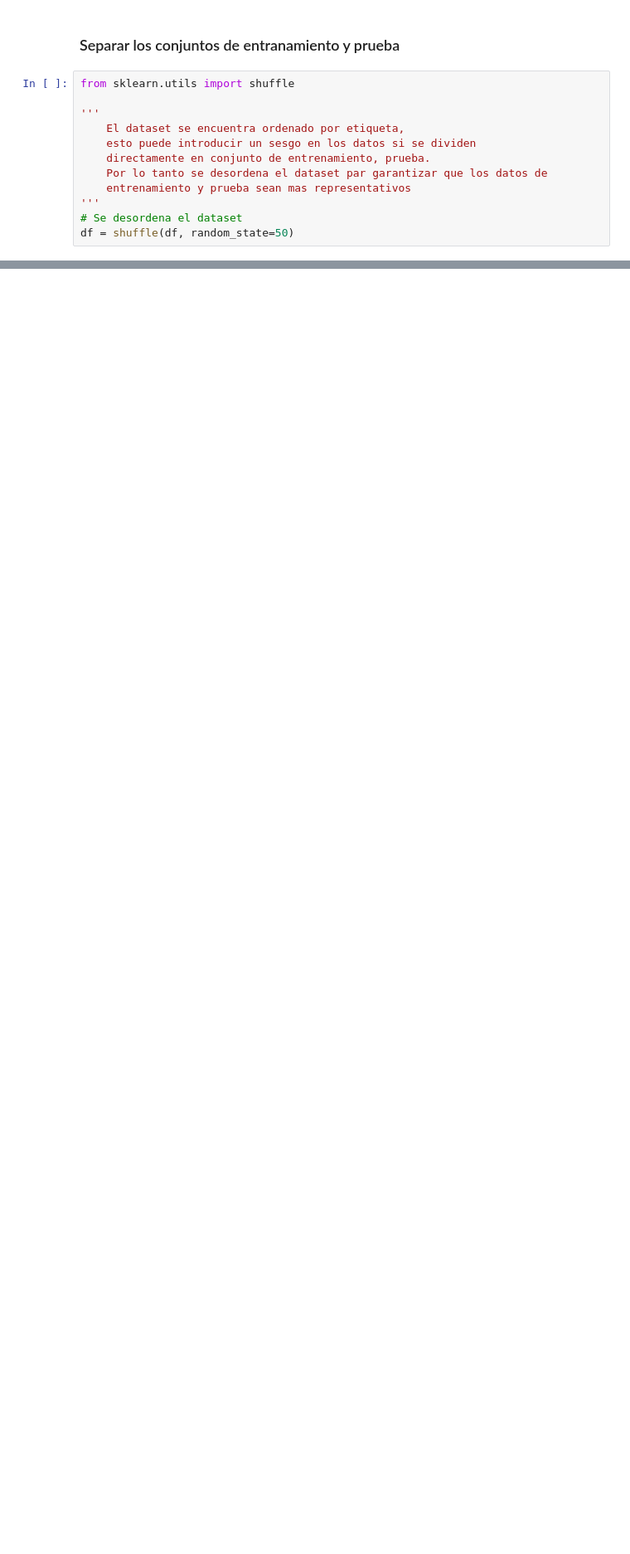
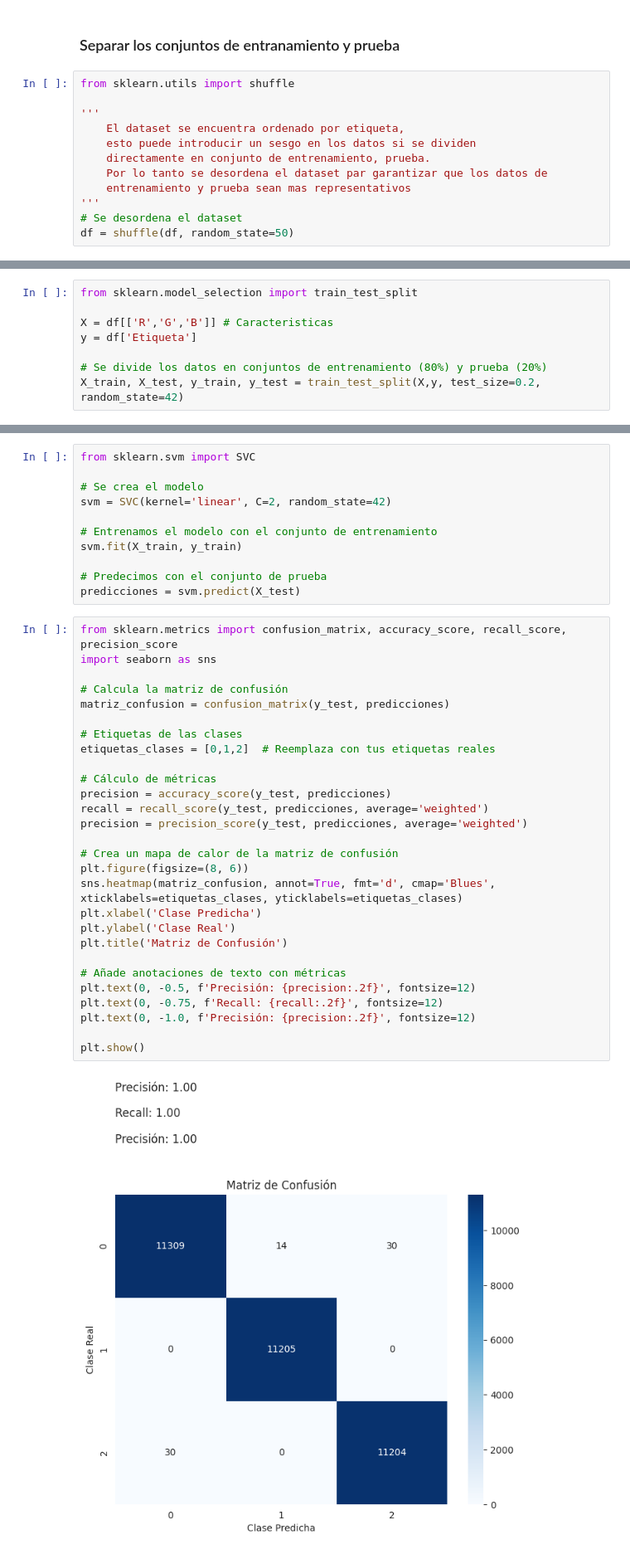
Before and after one commit to UnahurAprendizajeAutomatico/SVM, a Jupyter notebook: modelos/svm.ipynb, the cells around one changed output, grey strips where cells are left out. Shown at 83% size. Cells and saved outputs as stored; diff of their text form; blank space fills up the shorter version.

```diff
--- a/modelos/svm.ipynb
+++ b/modelos/svm.ipynb
@@ -291,0 +284,8 @@ df = shuffle(df, random_state=50)
+# %%
+from sklearn.model_selection import train_test_split
+
+X = df[['R','G','B']] # Caracteristicas
+y = df['Etiqueta']
+
+# Se divide los datos en conjuntos de entrenamiento (80%) y prueba (20%)
+X_train, X_test, y_train, y_test = train_test_split(X,y, test_size=0.2, random_state=42)
@@ -291,0 +294,41 @@ df = shuffle(df, random_state=50)
+# %%
+from sklearn.svm import SVC
+
+# Se crea el modelo
+svm = SVC(kernel='linear', C=2, random_state=42)
+
+# Entrenamos el modelo con el conjunto de entrenamiento
+svm.fit(X_train, y_train)
+
+# Predecimos con el conjunto de prueba
+predicciones = svm.predict(X_test)
+# %%
+from sklearn.metrics import confusion_matrix, accuracy_score, recall_score, precision_score
+import seaborn as sns
+
+# Calcula la matriz de confusión
+matriz_confusion = confusion_matrix(y_test, predicciones)
+
+# Etiquetas de las clases
+etiquetas_clases = [0,1,2]  # Reemplaza con tus etiquetas reales
+
+# Cálculo de métricas
+precision = accuracy_score(y_test, predicciones)
+recall = recall_score(y_test, predicciones, average='weighted')
+precision = precision_score(y_test, predicciones, average='weighted')
+
+# Crea un mapa de calor de la matriz de confusión
+plt.figure(figsize=(8, 6))
+sns.heatmap(matriz_confusion, annot=True, fmt='d', cmap='Blues', xticklabels=etiquetas_clases, yticklabels=etiquetas_clases)
+plt.xlabel('Clase Predicha')
+plt.ylabel('Clase Real')
+plt.title('Matriz de Confusión')
+
+# Añade anotaciones de texto con métricas
+plt.text(0, -0.5, f'Precisión: {precision:.2f}', fontsize=12)
+plt.text(0, -0.75, f'Recall: {recall:.2f}', fontsize=12)
+plt.text(0, -1.0, f'Precisión: {precision:.2f}', fontsize=12)
+
+plt.show()
+# %% [output]
+[figure, added]
```
Also changed, not shown: parts of 11 cells of this notebook, 1 other file.
